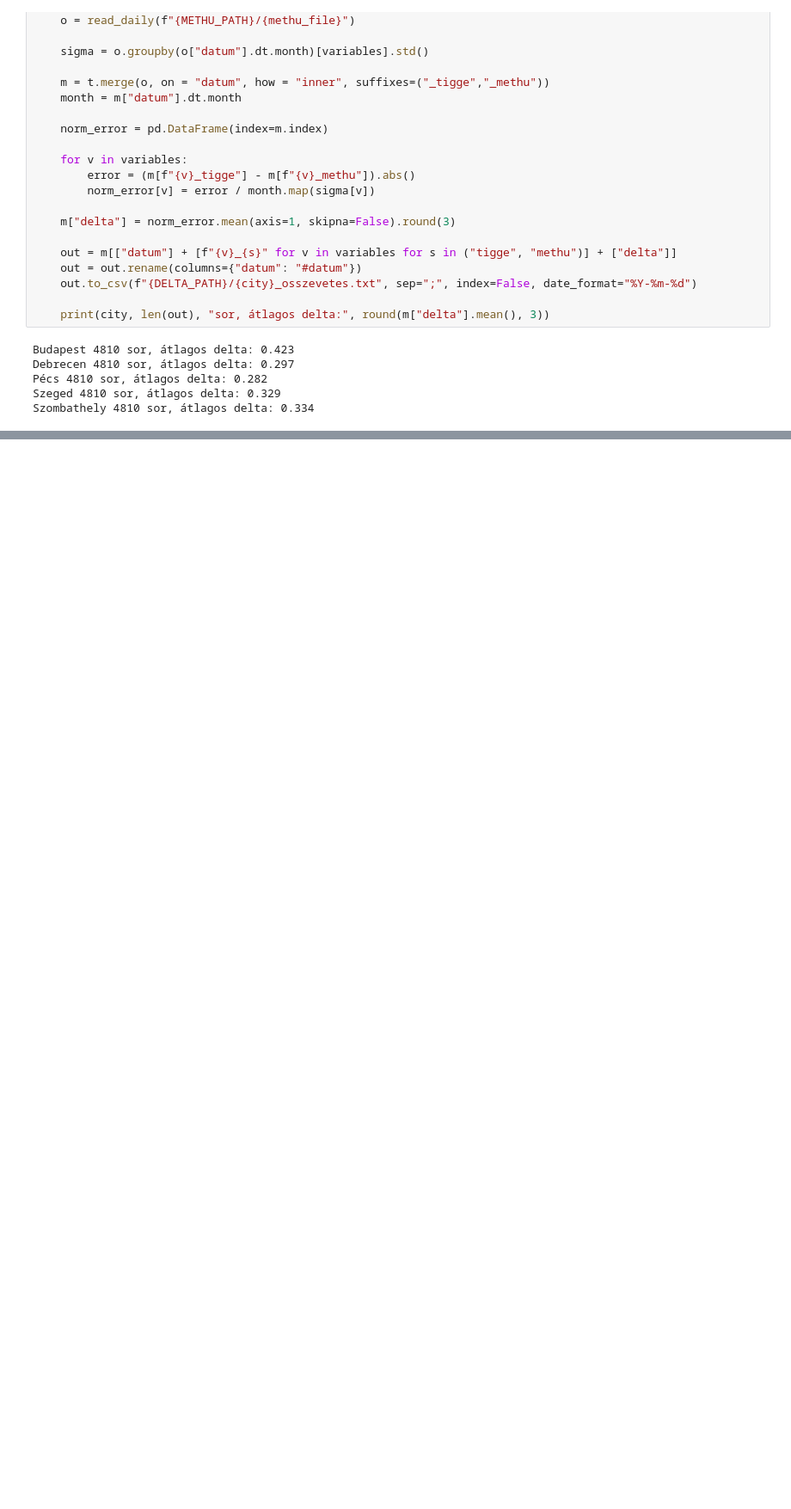
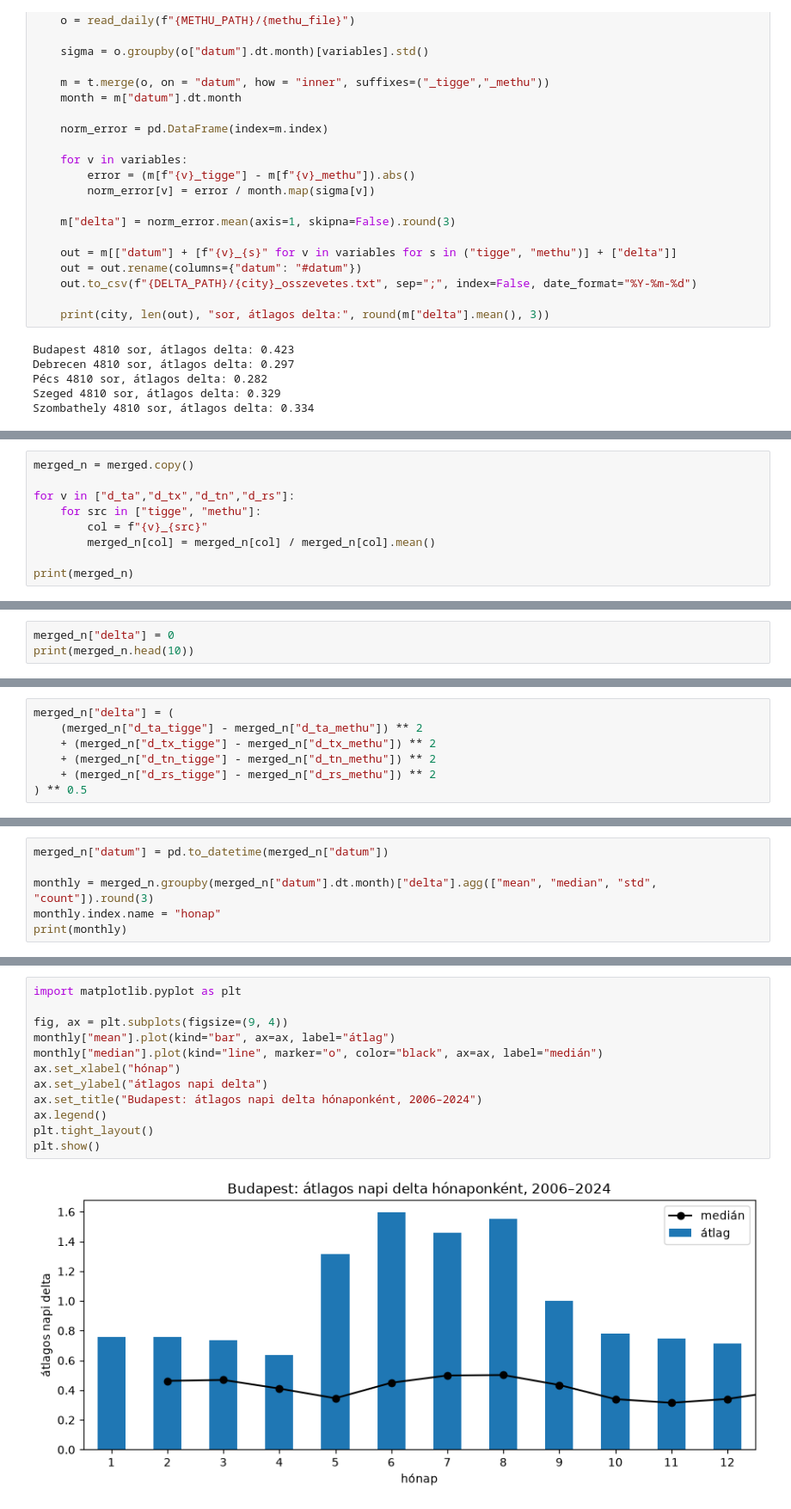
Before and after one commit to horvathcsaba0628/fisher_info_research, a Jupyter notebook: src/comparison_analying.ipynb, the cells around one changed output, grey strips where cells are left out. Shown at 86% size. Cells and saved outputs as stored; diff of their text form; blank space fills up the shorter version.

Commit message:
Implemented new delta / data extented to 2024

```diff
--- a/src/comparison_analying.ipynb
+++ b/src/comparison_analying.ipynb
@@ -449,0 +473,9 @@ Szombathely 4810 sor, átlagos delta: 0.334
+# %%
+merged_n = merged.copy()
+
+for v in ["d_ta","d_tx","d_tn","d_rs"]:
+    for src in ["tigge", "methu"]:
+        col = f"{v}_{src}"
+        merged_n[col] = merged_n[col] / merged_n[col].mean()
+
+print(merged_n)
@@ -449,0 +500,3 @@ Szombathely 4810 sor, átlagos delta: 0.334
+# %%
+merged_n["delta"] = 0
+print(merged_n.head(10))
@@ -449,0 +524,7 @@ Szombathely 4810 sor, átlagos delta: 0.334
+# %%
+merged_n["delta"] = (
+    (merged_n["d_ta_tigge"] - merged_n["d_ta_methu"]) ** 2
+    + (merged_n["d_tx_tigge"] - merged_n["d_tx_methu"]) ** 2
+    + (merged_n["d_tn_tigge"] - merged_n["d_tn_methu"]) ** 2
+    + (merged_n["d_rs_tigge"] - merged_n["d_rs_methu"]) ** 2
+) ** 0.5
@@ -449,0 +551,6 @@ Szombathely 4810 sor, átlagos delta: 0.334
+# %%
+merged_n["datum"] = pd.to_datetime(merged_n["datum"])
+
+monthly = merged_n.groupby(merged_n["datum"].dt.month)["delta"].agg(["mean", "median", "std", "count"]).round(3)
+monthly.index.name = "honap"
+print(monthly)
@@ -449,0 +572,14 @@ Szombathely 4810 sor, átlagos delta: 0.334
+# %%
+import matplotlib.pyplot as plt
+
+fig, ax = plt.subplots(figsize=(9, 4))
+monthly["mean"].plot(kind="bar", ax=ax, label="átlag")
+monthly["median"].plot(kind="line", marker="o", color="black", ax=ax, label="medián")
+ax.set_xlabel("hónap")
+ax.set_ylabel("átlagos napi delta")
+ax.set_title("Budapest: átlagos napi delta hónaponként, 2006–2024")
+ax.legend()
+plt.tight_layout()
+plt.show()
+# %% [output]
+[figure, added]
```
Also changed, not shown: parts of 14 cells of this notebook, 2 other files.
